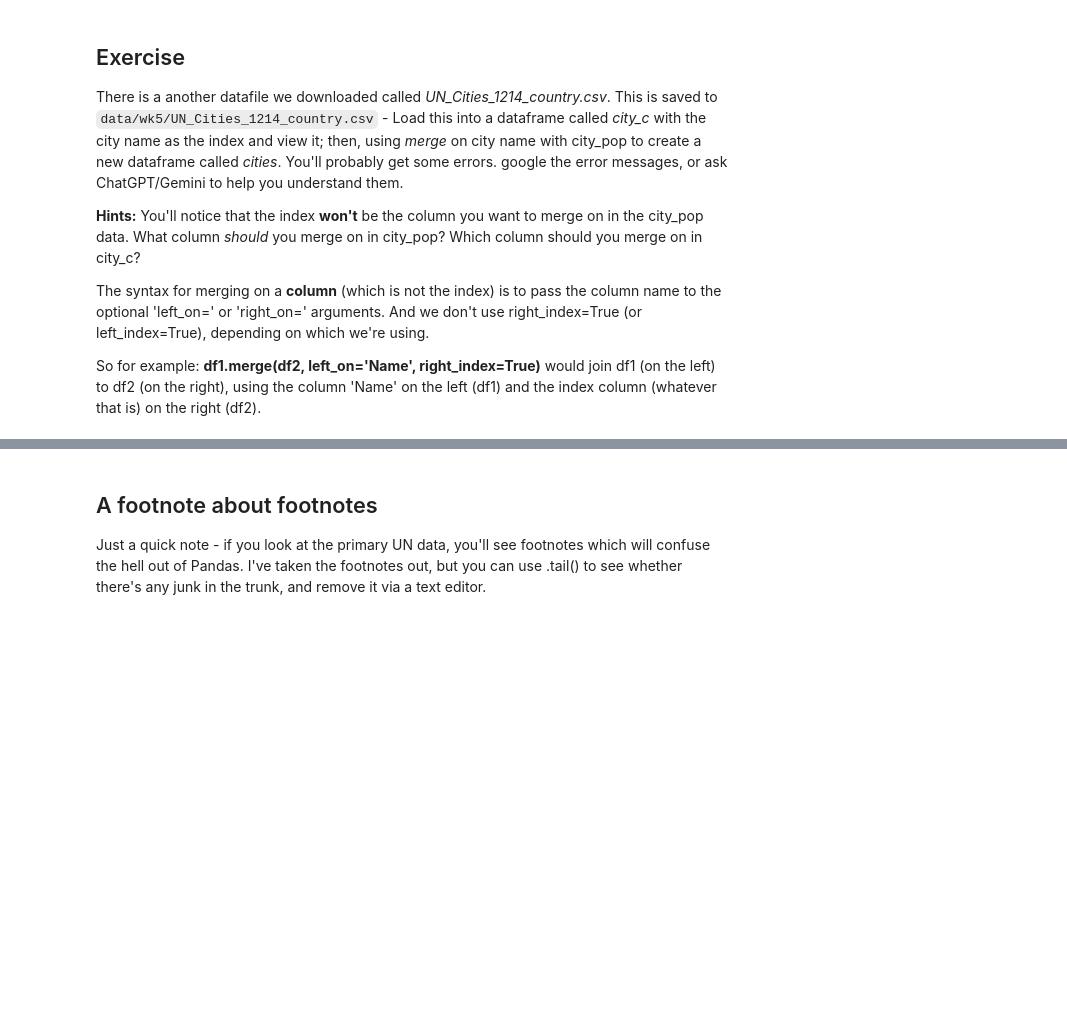
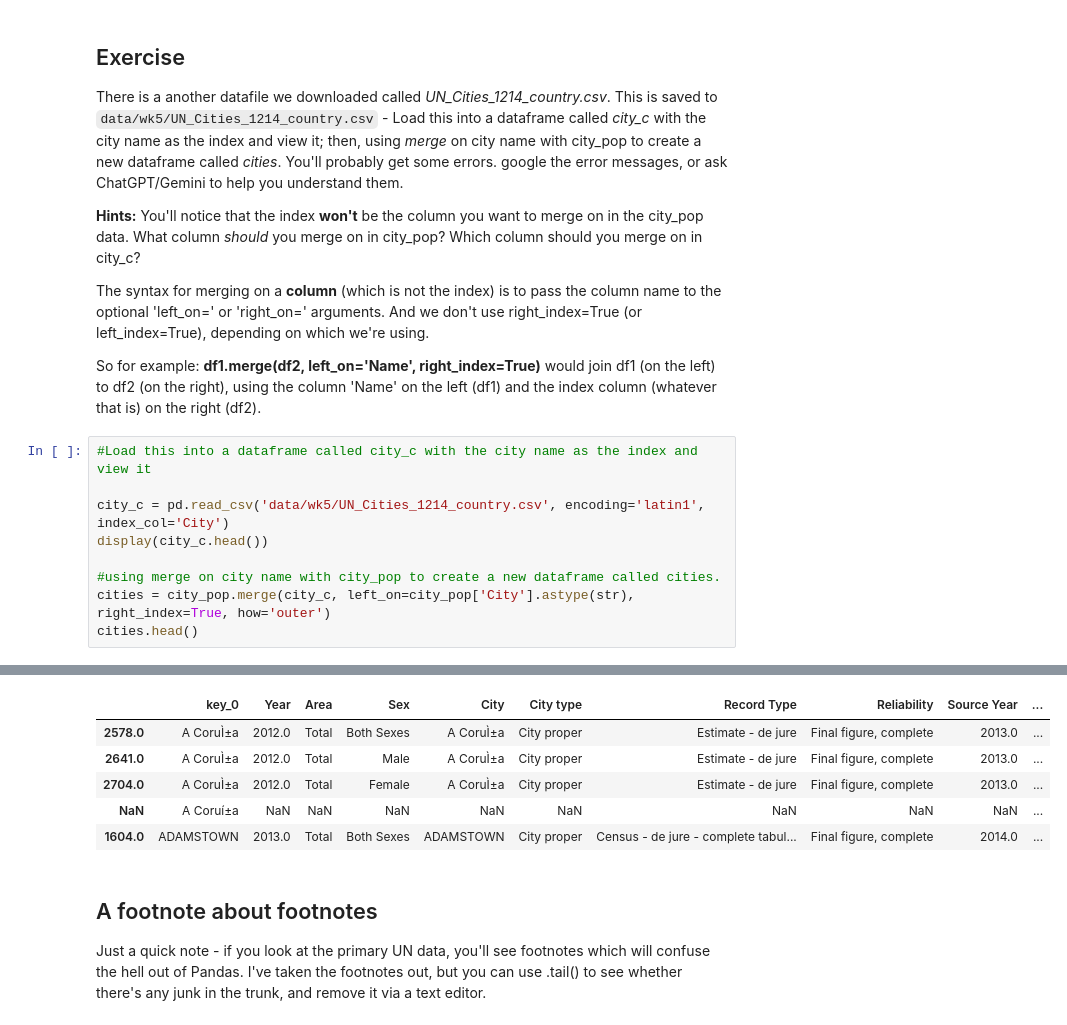
Before and after one commit to szofivardy-dev/QM2, a Jupyter notebook: W3_Merging_and_Joining_in_Python.ipynb, the cells around one changed output, grey strips where cells are left out. Drawn from its saved outputs; the diff is of its cells as text; blank space fills up the shorter version.

```diff
--- a/W3_Merging_and_Joining_in_Python.ipynb
+++ b/W3_Merging_and_Joining_in_Python.ipynb
@@ -369,3 +367,13 @@ You'll notice that the index **won't** be the column you want to merge on in the
 The syntax for merging on a **column** (which is not the index) is to pass the column name to the optional 'left_on=' or 'right_on=' arguments. And we don't use right_index=True (or left_index=True), depending on which we're using.
 
 So for example: **df1.merge(df2, left_on='Name', right_index=True)** would join df1 (on the left) to df2 (on the right), using the column 'Name' on the left (df1) and the index column (whatever that is) on the right (df2).
+# %%
+#Load this into a dataframe called city_c with the city name as the index and view it
+
+city_c = pd.read_csv('data/wk5/UN_Cities_1214_country.csv', encoding='latin1', index_col='City')
+display(city_c.head())
+
+#using merge on city name with city_pop to create a new dataframe called cities.
+cities = city_pop.merge(city_c, left_on=city_pop['City'].astype(str), right_index=True, how='outer')
+cities.head()
+# %% [output]
@@ -372,3 +387,9 @@ So for example: **df1.merge(df2, left_on='Name', right_index=True)** would join
+|  | key_0 | Year | Area | Sex | City | City type | Record Type | Reliability | Source Year | ... |
+| 2578.0 | A CoruÌ±a | 2012.0 | Total | Both Sexes | A CoruÌ±a | City proper | Estimate - de jure | Final figure, complete | 2013.0 | ... |
+| 2641.0 | A CoruÌ±a | 2012.0 | Total | Male | A CoruÌ±a | City proper | Estimate - de jure | Final figure, complete | 2013.0 | ... |
+| 2704.0 | A CoruÌ±a | 2012.0 | Total | Female | A CoruÌ±a | City proper | Estimate - de jure | Final figure, complete | 2013.0 | ... |
+| NaN | A Coruí±a | NaN | NaN | NaN | NaN | NaN | NaN | NaN | NaN | ... |
+| 1604.0 | ADAMSTOWN | 2013.0 | Total | Both Sexes | ADAMSTOWN | City proper | Census - de jure - complete tabul... | Final figure, complete | 2014.0 | ... |
 # %% [markdown]
 ## A footnote about footnotes
 
```
Also changed, not shown: parts of 26 cells of this notebook.
